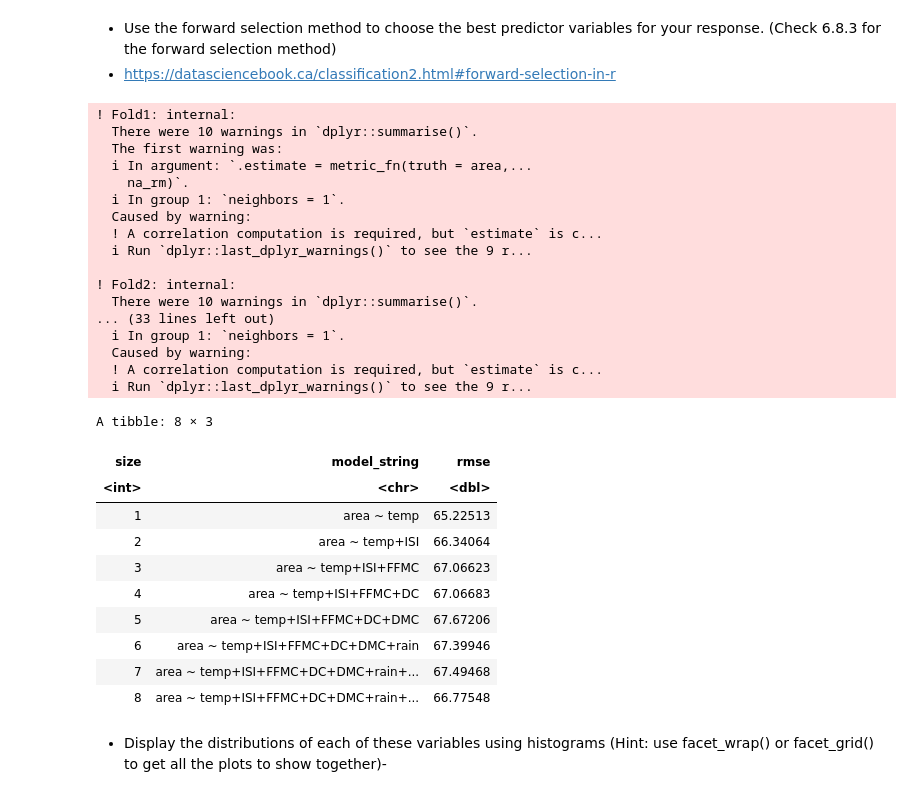
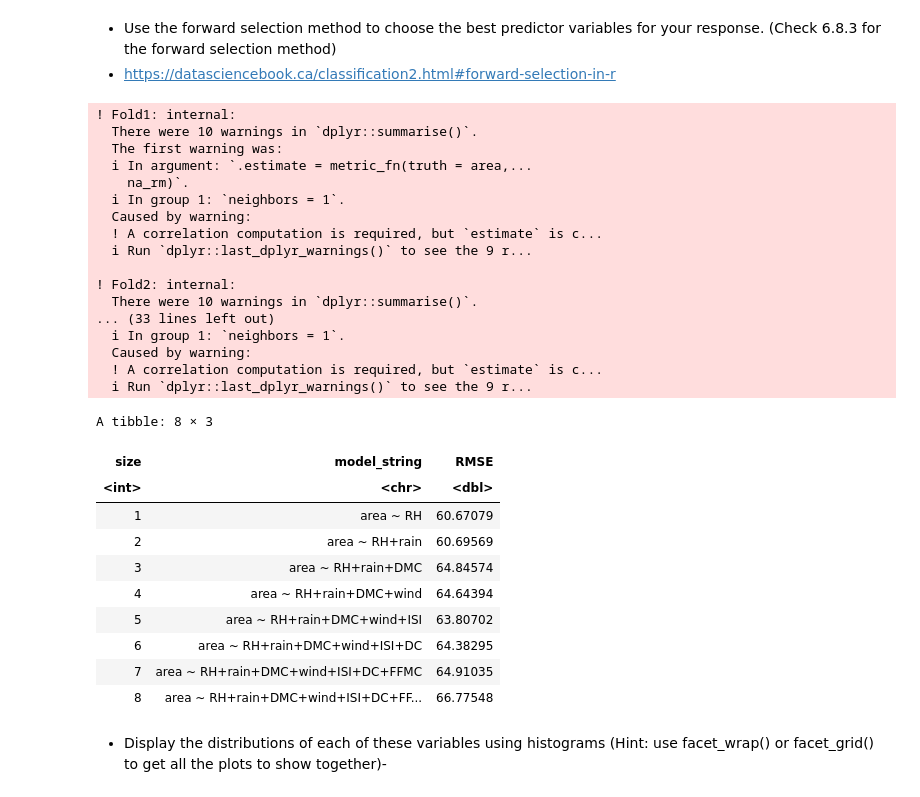
Before and after one commit to perdomopatrick/group7, a Jupyter notebook: patrickCode.ipynb, the cells around one changed output. Drawn from its saved outputs; the diff is of its cells as text; code cells hidden in the pictures.

```diff
--- a/patrickCode.ipynb
+++ b/patrickCode.ipynb
@@ -88,19 +89,19 @@ A tibble: 9 × 2
 - https://datasciencebook.ca/classification2.html#forward-selection-in-r
 # %%
 set.seed(1133)
+#install.packages("kknn")
 
 names <- colnames(data_training |> select(-area))
 
-# create an empty tibble to store the results
 results <- tibble(size = integer(),
                      model_string = character(),
-                     rmse = numeric())
+                     RMSE = numeric())
 
-# create a model specification
+# create a model specification for regression KNN
 knn_spec <- nearest_neighbor(weight_func = "rectangular",
                              neighbors = tune()) |>
-     set_engine("kknn") |>
-     set_mode("regression")
+  set_engine("kknn") |>
+  set_mode("regression")
 
 # create a 5-fold cross-validation object
 fire_vfold <- vfold_cv(data_training, v = 5, strata = area)
@@ -110,77 +111,75 @@ n_total <- length(names)
 
 # stores selected predictors
 selected <- c()
 
 # for every size from 1 to the total number of predictors
 for (i in 1:n_total) {
-    # for every predictor still not added yet
-    accs <- list()
-    models <- list()
-    for (j in 1:length(names)) {
-        # create a model string for this combination of predictors
-        preds_new <- c(selected, names[[j]])
-        model_string <- paste("area", "~", paste(preds_new, collapse="+"))
+  # for every predictor still not added yet
+  rmses <- list()
+  models <- list()
+  for (j in 1:length(names)) {
+    # create a model string for this combination of predictors
+    preds_new <- c(selected, names[[j]])
+    model_string <- paste("area", "~", paste(preds_new, collapse="+"))
 
-        # create a recipe from the model string
-        fire_recipe <- recipe(as.formula(model_string),
-                                data = data_training) |>
-                          step_scale(all_predictors()) |>
-                          step_center(all_predictors())
+    # create a recipe from the model string
+    fire_recipe <- recipe(as.formula(model_string),
+                            data = data_training) |>
+      step_scale(all_predictors()) |>
+      step_center(all_predictors())
 
-        # tune the KNN classifier with these predictors,
-        # and collect the RMSE for the best K
-        acc <- workflow() |>
-          add_recipe(fire_recipe) |>
-          add_model(knn_spec) |>
-          tune_grid(resamples = fire_vfold, grid = 10) |>
-          collect_metrics() |>
-          filter(.metric == "rmse") |>
-          summarize(min = min(mean))
-        acc <- acc$min |> unlist()
+    # tune the KNN regressor with these predictors,
+    # and collect the RMSE for the best K
+    rmse <- workflow() |>
+      add_recipe(fire_recipe) |>
+      add_model(knn_spec) |>
+      tune_grid(resamples = fire_vfold, grid = 10) |>
+      collect_metrics() |>
+      filter(.metric == "rmse") |>
+      summarize(mx = min(mean))
+    rmse <- rmse$mx |> unlist()
 
-        # add this result to the dataframe
-        accs[[j]] <- acc
-        models[[j]] <- model_string
-
-        #dplyr::last_dplyr_warnings()
-    }
-    jstar <- which.max(unlist(accs))
-    results <- results |>
-      add_row(size = i,
-              model_string = models[[jstar]],
-              rmse = accs[[jstar]])
-    selected <- c(selected, names[[jstar]])
-    names <- names[-jstar]
+    # add this result to the dataframe
+    rmses[[j]] <- rmse
+    models[[j]] <- model_string
+  }
+  jstar <- which.min(unlist(rmses))
+  results <- results |>
+    add_row(size = i,
+            model_string = models[[jstar]],
+            RMSE = rmses[[jstar]])
+  selected <- c(selected, names[[jstar]])
+  names <- names[-jstar]
 }
 results
 # %% [output]
 ! Fold1: internal:
   There were 10 warnings in `dplyr::summarise()`.
   The first warning was:
   ℹ In argument: `.estimate = metric_fn(truth = area,...
     na_rm)`.
   ℹ In group 1: `neighbors = 1`.
   Caused by warning:
   ! A correlation computation is required, but `estimate` is c...
   ℹ Run `dplyr::last_dplyr_warnings()` to see the 9 r...
 
 ! Fold2: internal:
   There were 10 warnings in `dplyr::summarise()`.
 ... (33 lines left out)
   ℹ In group 1: `neighbors = 1`.
   Caused by warning:
   ! A correlation computation is required, but `estimate` is c...
   ℹ Run `dplyr::last_dplyr_warnings()` to see the 9 r...
 A tibble: 8 × 3
-| size | model_string | rmse |
+| size | model_string | RMSE |
 | <int> | <chr> | <dbl> |
-| 1 | area ~ temp | 65.22513 |
-| 2 | area ~ temp+ISI | 66.34064 |
-| 3 | area ~ temp+ISI+FFMC | 67.06623 |
-| 4 | area ~ temp+ISI+FFMC+DC | 67.06683 |
-| 5 | area ~ temp+ISI+FFMC+DC+DMC | 67.67206 |
-| 6 | area ~ temp+ISI+FFMC+DC+DMC+rain | 67.39946 |
-| 7 | area ~ temp+ISI+FFMC+DC+DMC+rain+... | 67.49468 |
-| 8 | area ~ temp+ISI+FFMC+DC+DMC+rain+... | 66.77548 |
+| 1 | area ~ RH | 60.67079 |
+| 2 | area ~ RH+rain | 60.69569 |
+| 3 | area ~ RH+rain+DMC | 64.84574 |
+| 4 | area ~ RH+rain+DMC+wind | 64.64394 |
+| 5 | area ~ RH+rain+DMC+wind+ISI | 63.80702 |
+| 6 | area ~ RH+rain+DMC+wind+ISI+DC | 64.38295 |
+| 7 | area ~ RH+rain+DMC+wind+ISI+DC+FFMC | 64.91035 |
+| 8 | area ~ RH+rain+DMC+wind+ISI+DC+FF... | 66.77548 |
 # %% [markdown]
 - Display the distributions of each of these variables using histograms (Hint: use facet_wrap() or facet_grid() to get all the plots to show together)-
```
Also changed, not shown: parts of 2 cells of this notebook.
